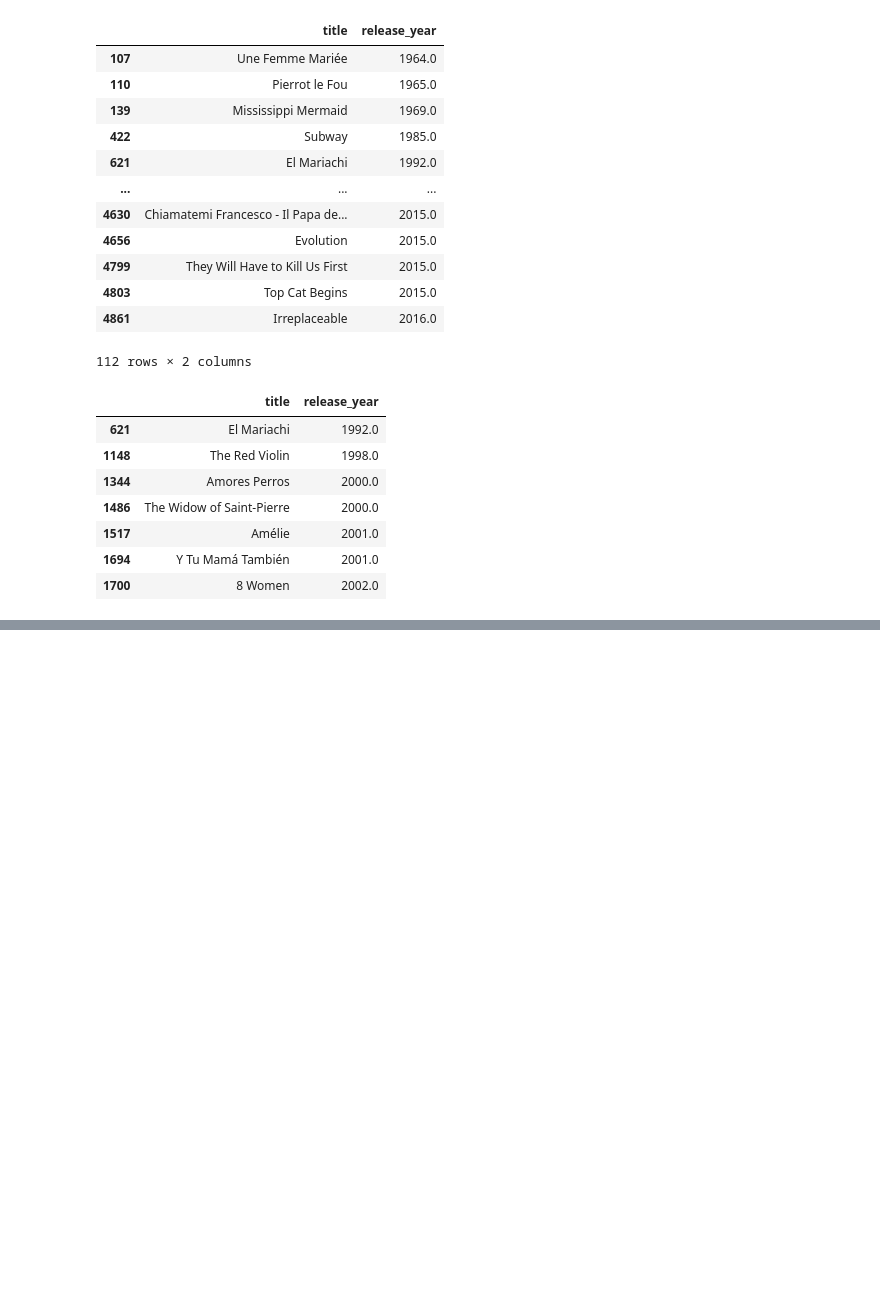
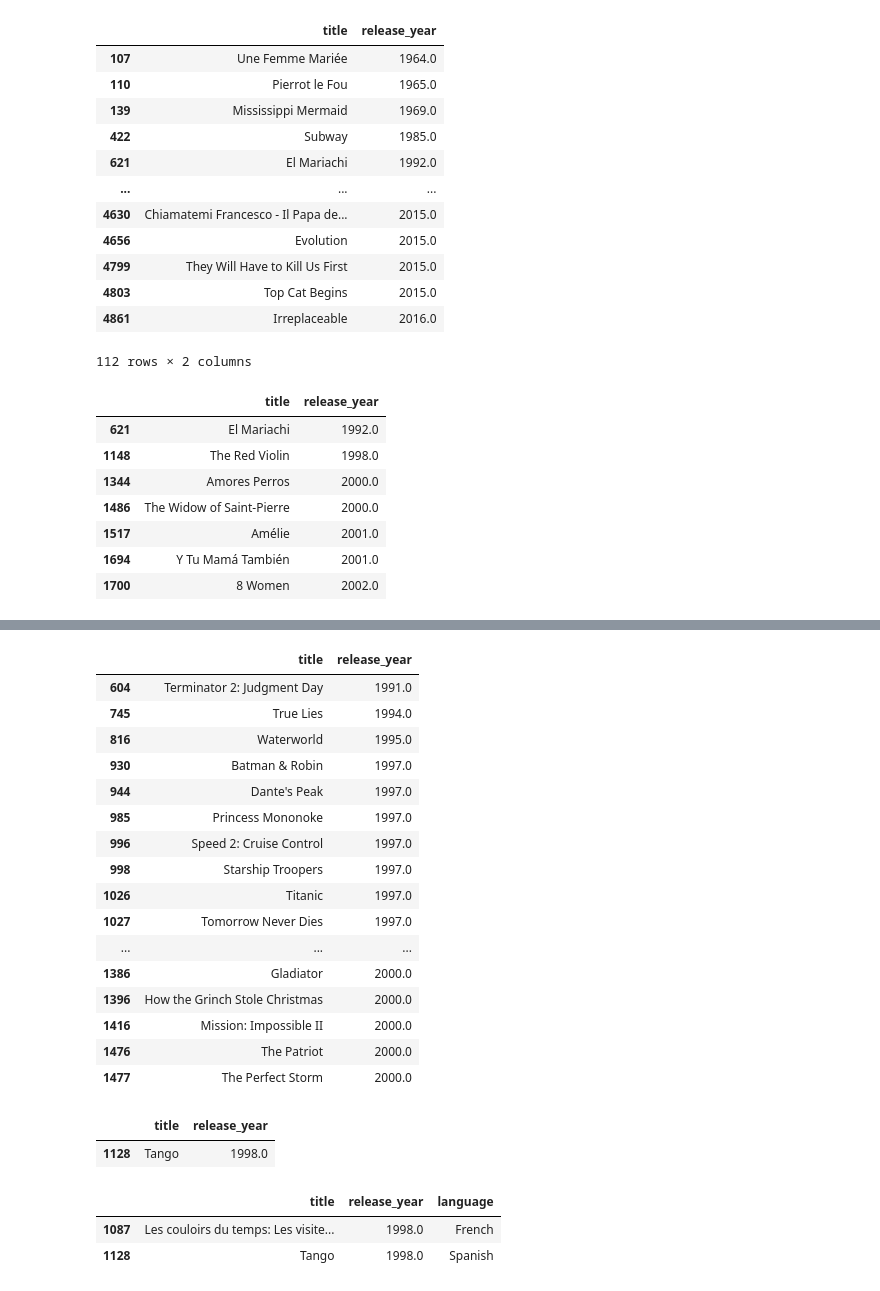
Before and after one commit to ishtiakrongon/Learning-Python, a Jupyter notebook: Basic Data Exploration with Pandas.ipynb, the cells around one changed output, grey strips where cells are left out. Drawn from its saved outputs; the diff is of its cells as text; code cells hidden in the pictures; blank space fills up the shorter version.

```diff
--- a/Basic Data Exploration with Pandas.ipynb
+++ b/Basic Data Exploration with Pandas.ipynb
@@ -319,0 +331,38 @@ df.head(7)
+# %%
+# build on your previous query to select only films that have budgets over $100 million.
+films_released = films.loc[:, ["title", "release_year"]] [(films["release_year"] >= 1990) & (films["release_year"] <= 2000) & (films["budget"] > 100000000)]
+films_released
+# %% [output]
+|  | title | release_year |
+| 604 | Terminator 2: Judgment Day | 1991.0 |
+| 745 | True Lies | 1994.0 |
+| 816 | Waterworld | 1995.0 |
+| 930 | Batman & Robin | 1997.0 |
+| 944 | Dante's Peak | 1997.0 |
+| 985 | Princess Mononoke | 1997.0 |
+| 996 | Speed 2: Cruise Control | 1997.0 |
+| 998 | Starship Troopers | 1997.0 |
+| 1026 | Titanic | 1997.0 |
+| 1027 | Tomorrow Never Dies | 1997.0 |
+| ... | ... | ... |
+| 1386 | Gladiator | 2000.0 |
+| 1396 | How the Grinch Stole Christmas | 2000.0 |
+| 1416 | Mission: Impossible II | 2000.0 |
+| 1476 | The Patriot | 2000.0 |
+| 1477 | The Perfect Storm | 2000.0 |
+# %%
+# build on your previous query to select only films that have budgets over $100 million
+films_released[films["language"] == "Spanish"]
+# %% [output]
+|  | title | release_year |
+| 1128 | Tango | 1998.0 |
+# %%
+# modify to your previous query to include all Spanish language or French
+
+films_released = films.loc[:, ["title", "release_year", "language"]] [(films["release_year"] >= 1990) & (films["release_year"] <= 2000) & (films["budget"] > 100000000)
+                & ((films["language"] == "Spanish") | (films["language"] == "French"))]
+films_released
+# %% [output]
+|  | title | release_year | language |
+| 1087 | Les couloirs du temps: Les visite... | 1998.0 | French |
+| 1128 | Tango | 1998.0 | Spanish |
```
Also changed, not shown: parts of 5 cells of this notebook.
